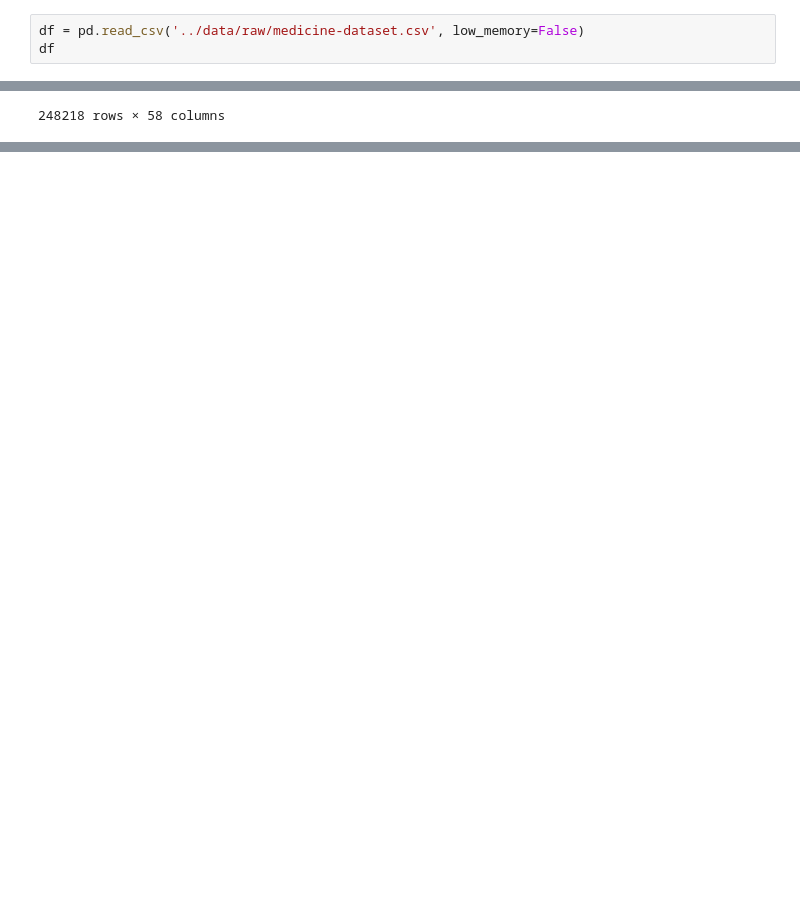
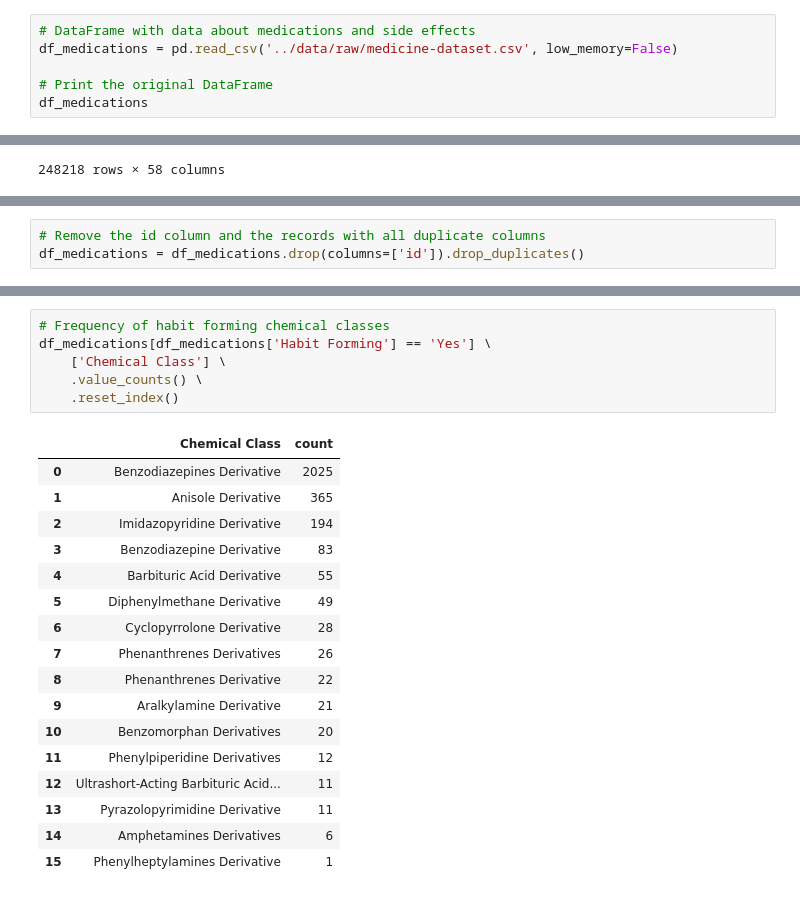
Before and after one commit to MylenaRoberta/medications-and-side-effects-networks, a Jupyter notebook: notebooks/exploratory-data-analysis.ipynb, the cells around one changed output, grey strips where cells are left out. Drawn from its saved outputs; the diff is of its cells as text; blank space fills up the shorter version.

Commit message:
feat: deepening exploratory data analysis

```diff
--- a/notebooks/exploratory-data-analysis.ipynb
+++ b/notebooks/exploratory-data-analysis.ipynb
@@ -3,6 +10,9 @@ import pandas as pd
 # %%
-df = pd.read_csv('../data/raw/medicine-dataset.csv', low_memory=False)
-df
+# DataFrame with data about medications and side effects
+df_medications = pd.read_csv('../data/raw/medicine-dataset.csv', low_memory=False)
+
+# Print the original DataFrame
+df_medications
 # %% [output]
 |  | id | name | substitute0 | substitute1 | substitute2 | substitute3 | substitute4 | sideEffect0 | ... |
 | 0 | 1 | augmentin 625 duo tablet | Penciclav 500 mg/125 mg Tablet | Moxikind-CV 625 Tablet | Moxiforce-CV 625 Tablet | Fightox 625 Tablet | Novamox CV 625mg Tablet | Vomiting | ... |
@@ -37,0 +66,3 @@ Index(['id', 'name', 'substitute0', 'substitute1', 'substitute2',
+# %%
+# Remove the id column and the records with all duplicate columns
+df_medications = df_medications.drop(columns=['id']).drop_duplicates()
@@ -37,0 +343,24 @@ Index(['id', 'name', 'substitute0', 'substitute1', 'substitute2',
+# %%
+# Frequency of habit forming chemical classes
+df_medications[df_medications['Habit Forming'] == 'Yes'] \
+    ['Chemical Class'] \
+    .value_counts() \
+    .reset_index()
+# %% [output]
+|  | Chemical Class | count |
+| 0 | Benzodiazepines Derivative | 2025 |
+| 1 | Anisole Derivative | 365 |
+| 2 | Imidazopyridine Derivative | 194 |
+| 3 | Benzodiazepine Derivative | 83 |
+| 4 | Barbituric Acid Derivative | 55 |
+| 5 | Diphenylmethane Derivative | 49 |
+| 6 | Cyclopyrrolone Derivative | 28 |
+| 7 | Phenanthrenes Derivatives | 26 |
+| 8 | Phenanthrenes Derivative | 22 |
+| 9 | Aralkylamine Derivative | 21 |
+| 10 | Benzomorphan Derivatives | 20 |
+| 11 | Phenylpiperidine Derivatives | 12 |
+| 12 | Ultrashort-Acting Barbituric Acid... | 11 |
+| 13 | Pyrazolopyrimidine Derivative | 11 |
+| 14 | Amphetamines Derivatives | 6 |
+| 15 | Phenylheptylamines Derivative | 1 |
```
Also changed, not shown: parts of 45 cells of this notebook.
